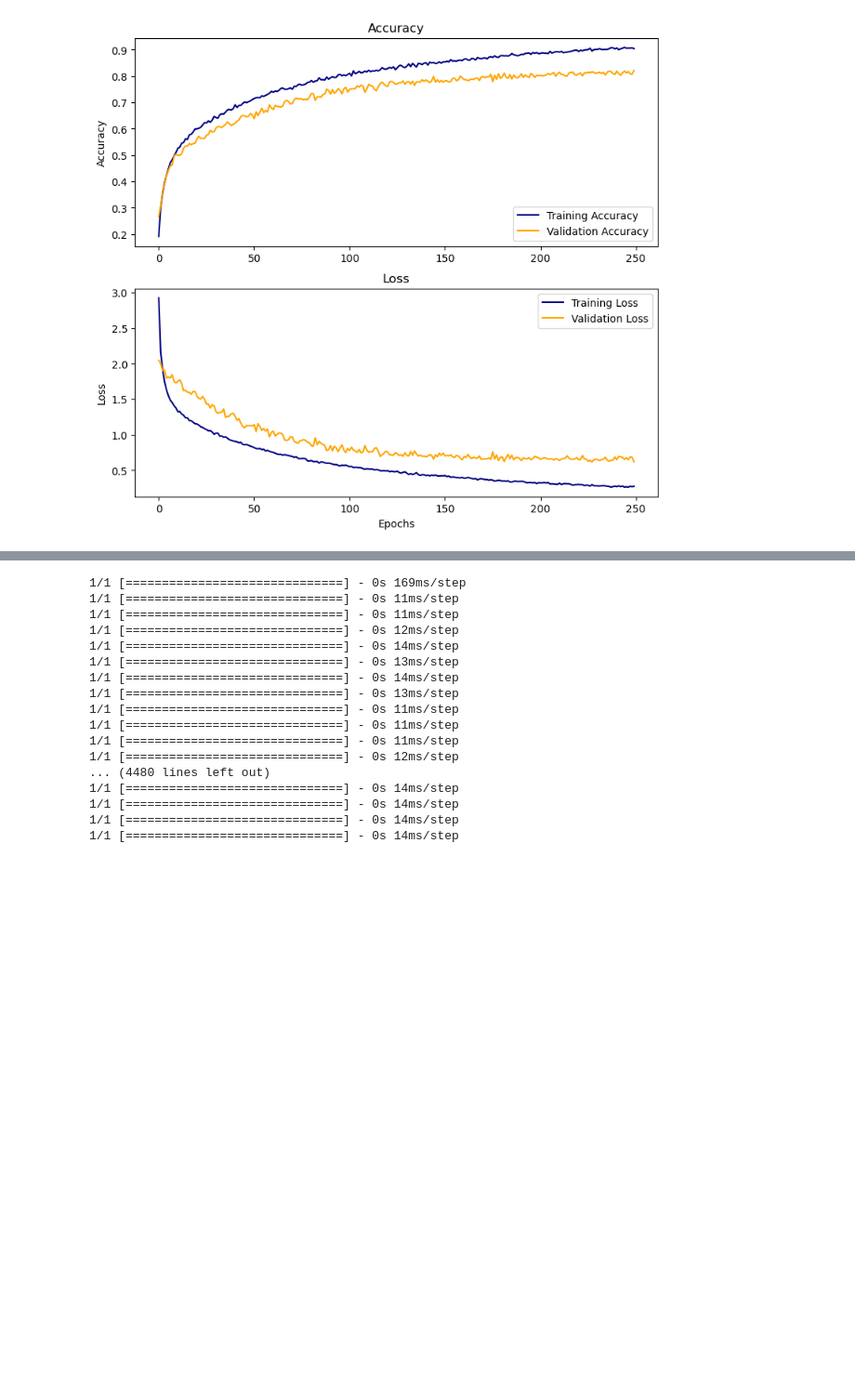
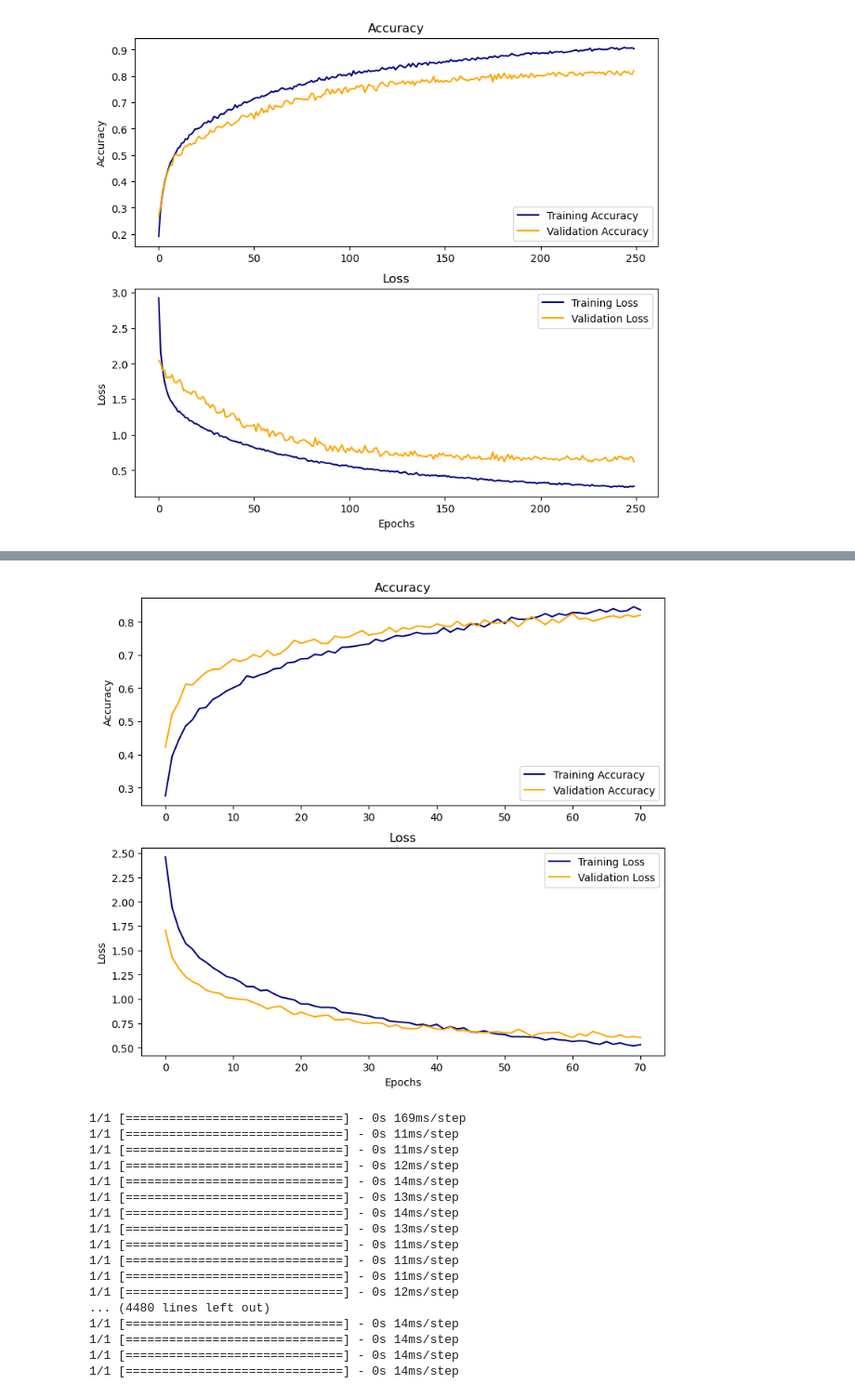
Before and after one commit to efectn/python-music-classification, a Jupyter notebook: models/cnn_model.ipynb, the cells around one changed output, grey strips where cells are left out. Shown at 93% size. Saved outputs shown, nothing was run; the diff lists cells and outputs as text; code cells hidden in the pictures; blank space fills up the shorter version.

Commit message:
Improve CNN model and add prediction for external samples

```diff
--- a/models/cnn_model.ipynb
+++ b/models/cnn_model.ipynb
@@ -238,0 +295,21 @@ Test Accuracy: 0.8256227970123291
+# %%
+datagen = ImageDataGenerator(vertical_flip=True)
+
+callbacks = [
+             EarlyStopping(patience=10)
+]
+
+model_cnn3.compile(
+    optimizer=Adam(learning_rate=0.0001),
+    loss='sparse_categorical_crossentropy',
+    metrics=['acc']
+)
+
+hist_cnn3 = model_cnn3.fit(
+    datagen.flow(X_train_cnn, y_train),
+    validation_data=(X_val_cnn, y_val),
+    batch_size=32,
+    epochs=100,
+    verbose=1,
+    callbacks=callbacks
+)
@@ -238,0 +334,7 @@ Test Accuracy: 0.8256227970123291
+# %%
+loss_cnn3, acc_cnn3 = model_cnn3.evaluate(X_test_cnn, y_test)
+print(f"Test Loss: {loss_cnn3}")
+print(f"Test Accuracy: {acc_cnn3}")
+
+plot_history(hist_cnn3)
+# %% [output]
@@ -239,3 +344,4 @@ Test Accuracy: 0.8256227970123291
+[figure, added]
 # %%
 preds_num, preds_name = make_prediction(model_cnn2, X_test)
 # %% [output]
```
Also changed, not shown: parts of 14 cells of this notebook, 2 other files.
